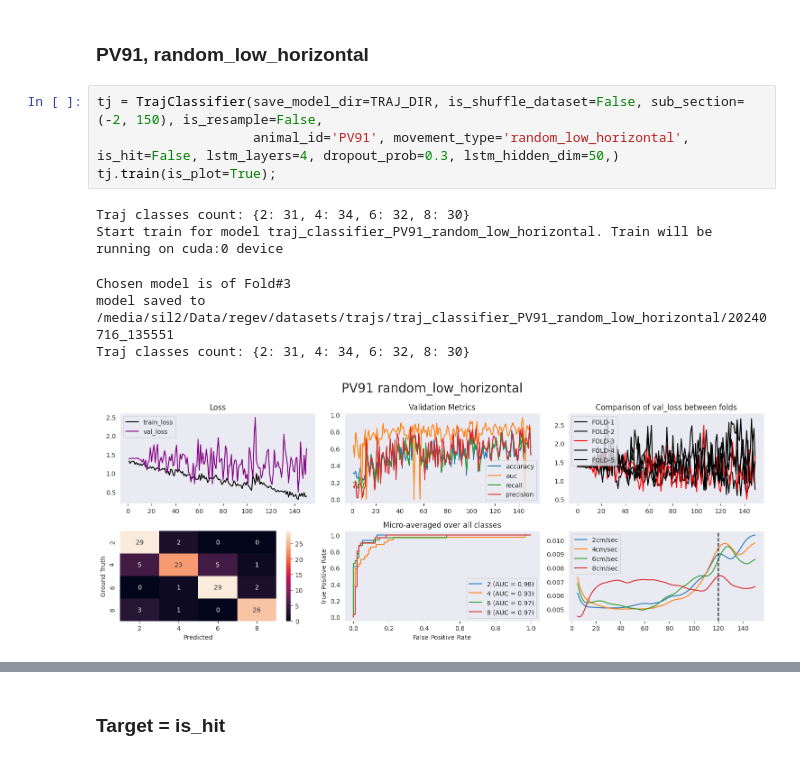
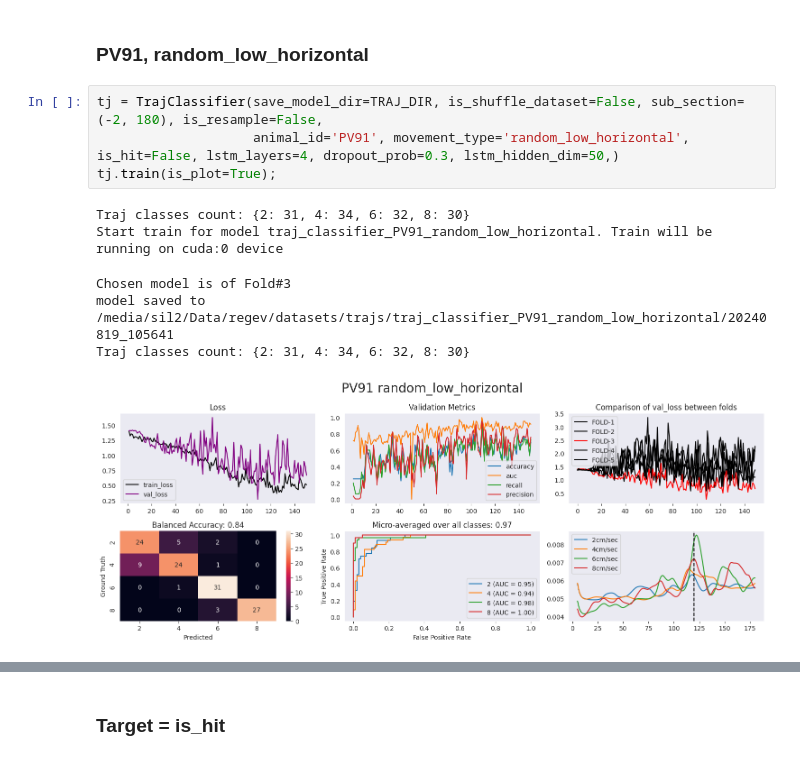
Before and after one commit to EvolutionaryNeuralCodingLab/PreyTouch, a Jupyter notebook: notebooks/trajs.ipynb, the cells around one changed output, grey strips where cells are left out. Saved outputs shown, nothing was run; the diff lists cells and outputs as text.

Commit message:
trajs

```diff
--- a/notebooks/trajs.ipynb
+++ b/notebooks/trajs.ipynb
@@ -132,13 +183,13 @@ Traj classes count: {2: 107, 4: 109, 6: 113, 8: 120}
 # %% [markdown]
 ### PV91, random_low_horizontal
 # %%
-tj = TrajClassifier(save_model_dir=TRAJ_DIR, is_shuffle_dataset=False, sub_section=(-2, 150), is_resample=False,
+tj = TrajClassifier(save_model_dir=TRAJ_DIR, is_shuffle_dataset=False, sub_section=(-2, 180), is_resample=False,
                     animal_id='PV91', movement_type='random_low_horizontal', is_hit=False, lstm_layers=4, dropout_prob=0.3, lstm_hidden_dim=50,)
 tj.train(is_plot=True);
 # %% [output]
 Traj classes count: {2: 31, 4: 34, 6: 32, 8: 30}
 Start train for model traj_classifier_PV91_random_low_horizontal. Train will be running on cuda:0 device
 Chosen model is of Fold#3
-model saved to /media/sil2/Data/regev/datasets/trajs/traj_classifier_PV91_random_low_horizontal/20240716_135551
+model saved to /media/sil2/Data/regev/datasets/trajs/traj_classifier_PV91_random_low_horizontal/20240819_105641
 Traj classes count: {2: 31, 4: 34, 6: 32, 8: 30}
-[figure, old version]
+[figure, new version]
```
Also changed, not shown: parts of 30 cells of this notebook, 2 other files.
